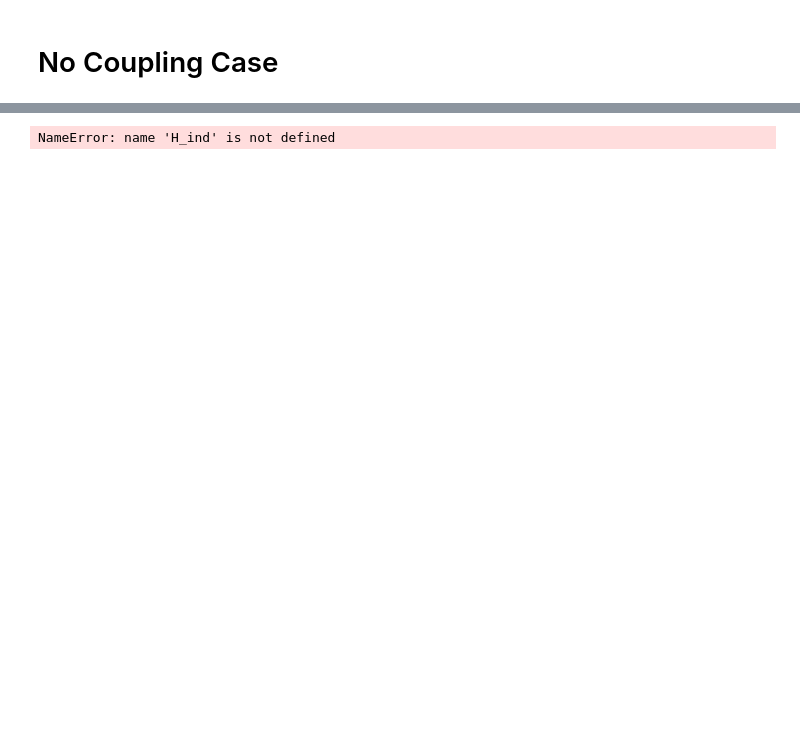
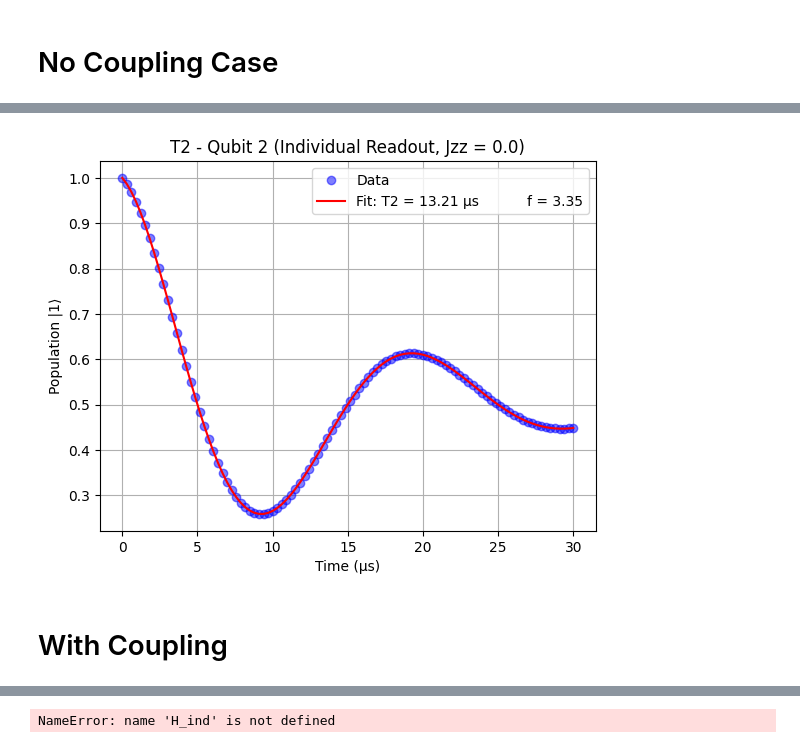
Before and after one commit to jyamaoka/qubit_zz_coupling, a Jupyter notebook: nb/Refactor_Two_Qubits_with_ZZCoupling_and_single_TLS_via_ZZ_interaction.ipynb, the cells around one changed output, grey strips where cells are left out. Drawn from its saved outputs; the diff is of its cells as text; code cells hidden in the pictures; blank space fills up the shorter version.

```diff
--- a/nb/Refactor_Two_Qubits_with_ZZCoupling_and_single_TLS_via_ZZ_interaction.ipynb
+++ b/nb/Refactor_Two_Qubits_with_ZZCoupling_and_single_TLS_via_ZZ_interaction.ipynb
@@ -224,0 +224,38 @@ ax_q2_t2_ind = ax
+# %%
+# T2 measurement for Qubit 2
+psi0 = tensor( basis(2, 1), (basis(2, 0) + basis(2, 1)).unit(), basis(2, 1))  # |1⟩|+⟩|1⟩
+
+# solve LME in z basis
+result = mesolve(H, psi0, tlist, c_ops, e_ops=[sx_q2])
+
+# convert to population
+pop = make_population(result.expect[0])
+#pop = (result.expect[0])
+
+# fit results
+#fit_parameters, _ = fit_gauss_ramsey(tlist, pop)
+fit_parameters = [0.5, 1.0 / SYSTEM_PARAMS_NOCOUP["dephasing"]["q2"], # best guess
+                  SYSTEM_PARAMS_NOCOUP["fq2"], 0.0, 0.5]
+popt, _ = curve_fit(ramsey, tlist, pop, p0=fit_parameters)
+T2 = popt[1]
+
+# draw
+# Create a figure and axes object
+fig, ax = plt.subplots()
+
+ax.plot(tlist, pop, 'bo', alpha=0.5, label='Data')
+ax.plot(tlist, ramsey(tlist, *popt), 'r-',
+         label=f'Fit: T2 = {T2:.2f} μs  \
+         f = {popt[2]:.2f}')
+
+ax.set_title(f'T2 - Qubit 2 (Individual Readout, Jzz = {SYSTEM_PARAMS_NOCOUP["Jzz"]})')
+ax.set_xlabel('Time (μs)')
+ax.set_ylabel('Population |1⟩')
+ax.legend()
+ax.grid(True)
+
+ax_q1_t2 = ax
+# %% [output]
+[figure, added]
+# %% [markdown]
+# With Coupling
```
Also changed, not shown: parts of 12 cells of this notebook.
